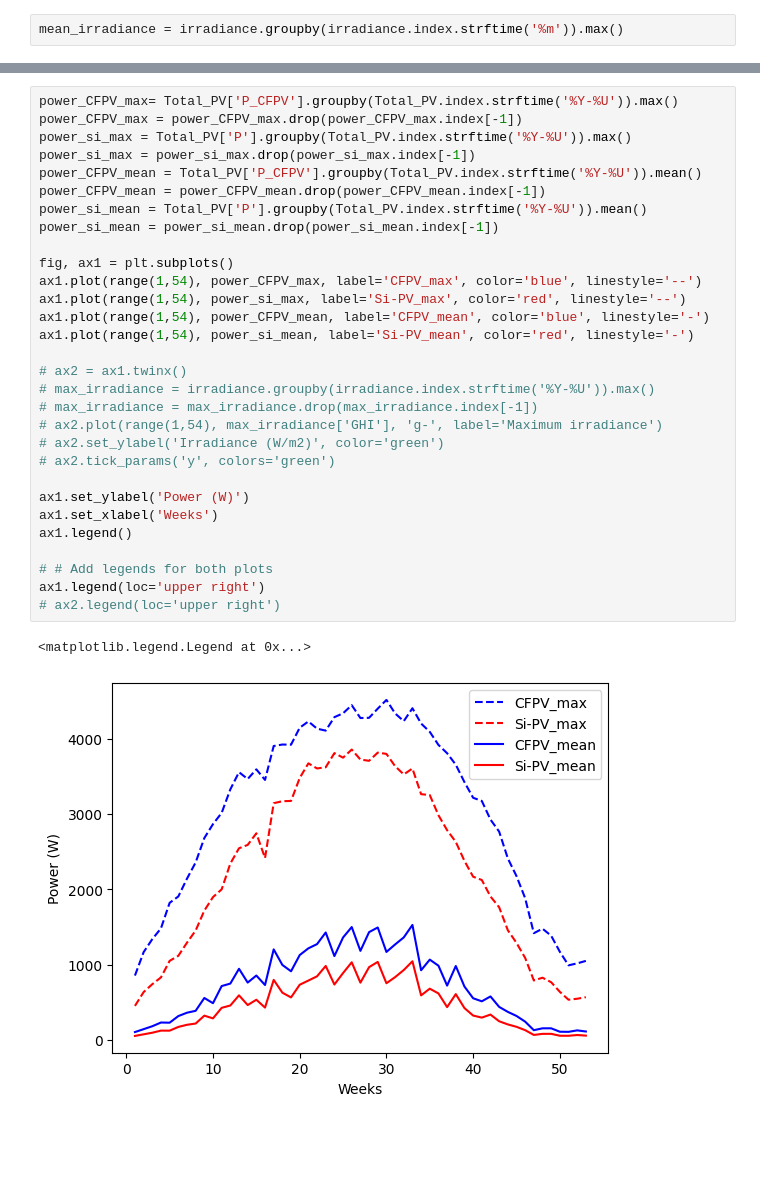
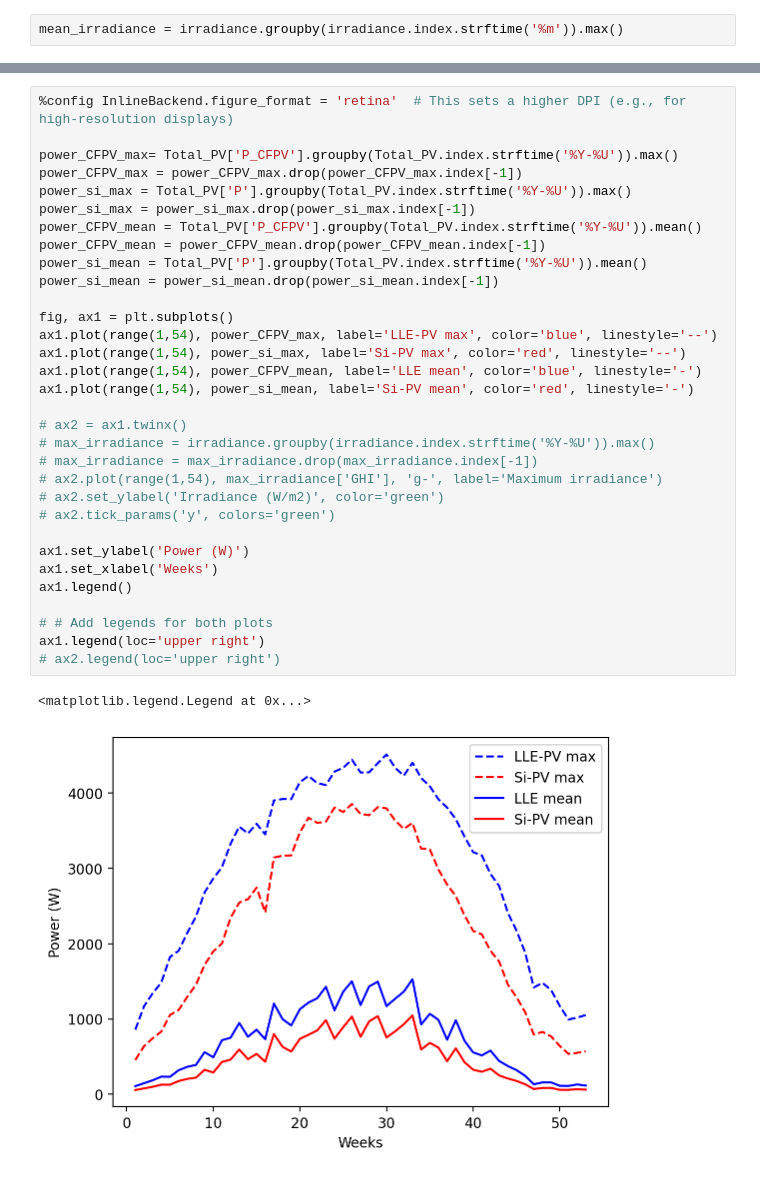
Before and after one commit to Alexisaglar/decentralised_network_analysis, a Jupyter notebook: data/pv_generation_data/jup_pv_generation.ipynb, the cells around one changed output, grey strips where cells are left out. Saved outputs shown, nothing was run; the diff lists cells and outputs as text; blank space fills up the shorter version.

```diff
--- a/data/pv_generation_data/jup_pv_generation.ipynb
+++ b/data/pv_generation_data/jup_pv_generation.ipynb
@@ -166,33 +169,35 @@ plt.show()
 # %%
+%config InlineBackend.figure_format = 'retina'  # This sets a higher DPI (e.g., for high-resolution displays)
+
 power_CFPV_max= Total_PV['P_CFPV'].groupby(Total_PV.index.strftime('%Y-%U')).max()
 power_CFPV_max = power_CFPV_max.drop(power_CFPV_max.index[-1])
 power_si_max = Total_PV['P'].groupby(Total_PV.index.strftime('%Y-%U')).max()
 power_si_max = power_si_max.drop(power_si_max.index[-1])
 power_CFPV_mean = Total_PV['P_CFPV'].groupby(Total_PV.index.strftime('%Y-%U')).mean()
 power_CFPV_mean = power_CFPV_mean.drop(power_CFPV_mean.index[-1])
 power_si_mean = Total_PV['P'].groupby(Total_PV.index.strftime('%Y-%U')).mean()
 power_si_mean = power_si_mean.drop(power_si_mean.index[-1])
 
 fig, ax1 = plt.subplots()
-ax1.plot(range(1,54), power_CFPV_max, label='CFPV_max', color='blue', linestyle='--')
-ax1.plot(range(1,54), power_si_max, label='Si-PV_max', color='red', linestyle='--')
-ax1.plot(range(1,54), power_CFPV_mean, label='CFPV_mean', color='blue', linestyle='-')
-ax1.plot(range(1,54), power_si_mean, label='Si-PV_mean', color='red', linestyle='-')
+ax1.plot(range(1,54), power_CFPV_max, label='LLE-PV max', color='blue', linestyle='--')
+ax1.plot(range(1,54), power_si_max, label='Si-PV max', color='red', linestyle='--')
+ax1.plot(range(1,54), power_CFPV_mean, label='LLE mean', color='blue', linestyle='-')
+ax1.plot(range(1,54), power_si_mean, label='Si-PV mean', color='red', linestyle='-')
 
 # ax2 = ax1.twinx()
 # max_irradiance = irradiance.groupby(irradiance.index.strftime('%Y-%U')).max()
 # max_irradiance = max_irradiance.drop(max_irradiance.index[-1])
 # ax2.plot(range(1,54), max_irradiance['GHI'], 'g-', label='Maximum irradiance')
 # ax2.set_ylabel('Irradiance (W/m2)', color='green')
 # ax2.tick_params('y', colors='green')
 
 ax1.set_ylabel('Power (W)')
 ax1.set_xlabel('Weeks')
 ax1.legend()
 
 # # Add legends for both plots
 ax1.legend(loc='upper right')
 # ax2.legend(loc='upper right')
 # %% [output]
 <matplotlib.legend.Legend at 0x...>
-[figure, old version]
+[figure, new version]
```
Also changed, not shown: parts of 5 cells of this notebook, 1 other file.
